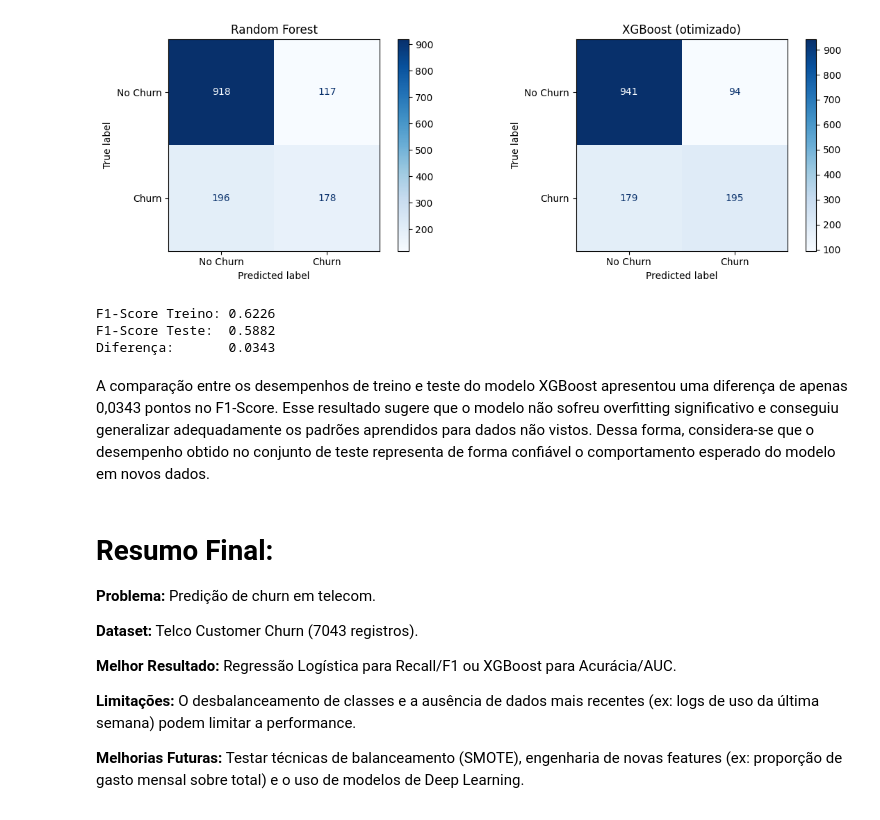
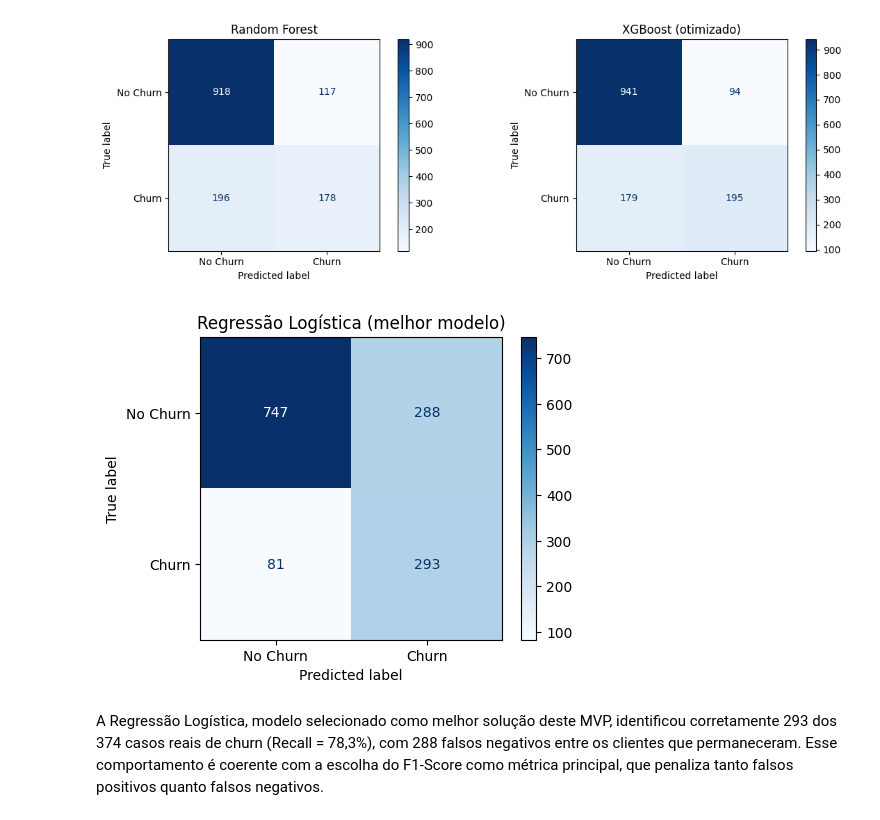
Before and after one commit to Ygor-RR/mvp-machine-learning-analytics, a Jupyter notebook: MVP_YgorRodrigues.ipynb, the cells around one changed output. Saved outputs shown, nothing was run; the diff lists cells and outputs as text; code cells hidden in the pictures.

```diff
--- a/MVP_YgorRodrigues.ipynb
+++ b/MVP_YgorRodrigues.ipynb
@@ -532 +529,33 @@ rf_pipe = Pipeline(steps=[
+# %%
+# Baseline
+baseline_pipe = Pipeline(steps=[
+    ("coerce",      coerce_tc),
+    ("preprocessor", preprocessor),
+    ("classifier",  DummyClassifier(strategy="most_frequent"))
+])
+
+# Candidato 1: Regressão Logística
+lr_pipe = Pipeline(steps=[
+    ("coerce",      coerce_tc),
+    ("preprocessor", preprocessor),
+    ("classifier",  LogisticRegression(max_iter=2000, random_state=SEED, solver="liblinear"))
+])
+
+# Candidato 2: Random Forest
+rf_pipe = Pipeline(steps=[
+    ("coerce",      coerce_tc),
+    ("preprocessor", preprocessor),
+    ("classifier",  RandomForestClassifier(random_state=SEED))
+])
+
+# Candidato 3: XGBoost
+xgb_pipe = Pipeline(steps=[
+    ("coerce",      coerce_tc),
+    ("preprocessor", preprocessor),
+    ("classifier",  XGBClassifier(
+        random_state=SEED,
+        eval_metric="logloss",
+        use_label_encoder=False
+    ))
+])
 # %%
@@ -640,29 +675,17 @@ plt.tight_layout()
 plt.show()
 # %% [output]
 [figure]
-# %%
-# Comparação Treino vs Teste para XGBoost
-f1_treino = f1_score(y_train, xgb_best.predict(X_train))
-f1_teste = f1_score(y_test, xgb_best.predict(X_test))
-
-print(f"F1-Score Treino: {f1_treino:.4f}")
-print(f"F1-Score Teste:  {f1_teste:.4f}")
-print(f"Diferença:       {abs(f1_treino - f1_teste):.4f}")
-# %% [output]
-F1-Score Treino: 0.6226
-F1-Score Teste:  0.5882
-Diferença:       0.0343
-# %% [markdown]
-A comparação entre os desempenhos de treino e teste do modelo XGBoost apresentou uma diferença de apenas 0,0343 pontos no F1-Score. Esse resultado sugere que o modelo não sofreu overfitting significativo e conseguiu generalizar adequadamente os padrões aprendidos para dados não vistos. Dessa forma, considera-se que o desempenho obtido no conjunto de teste representa de forma confiável o comportamento esperado do modelo em novos dados.
-# %% [markdown]
-# Resumo Final:
-
-**Problema:** Predição de churn em telecom.
-
-**Dataset:** Telco Customer Churn (7043 registros).
-
-**Melhor Resultado:** Regressão Logística para Recall/F1 ou XGBoost para Acurácia/AUC.
-
-**Limitações:** O desbalanceamento de classes e a ausência de dados mais recentes (ex: logs de uso da última semana) podem limitar a performance.
-
-**Melhorias Futuras:** Testar técnicas de balanceamento (SMOTE), engenharia de novas features (ex: proporção de gasto mensal sobre total) e o uso de modelos de Deep Learning.
+# %%
+fig, ax = plt.subplots(figsize=(5, 4))
+ConfusionMatrixDisplay.from_estimator(
+    lr_best, X_test, y_test,
+    display_labels=["No Churn", "Churn"],
+    cmap="Blues", ax=ax
+)
+ax.set_title("Regressão Logística (melhor modelo)")
+plt.tight_layout()
+plt.show()
+# %% [output]
+[figure, added]
+# %% [markdown]
+A Regressão Logística, modelo selecionado como melhor solução deste MVP, identificou corretamente 293 dos 374 casos reais de churn (Recall = 78,3%), com 288 falsos negativos entre os clientes que permaneceram. Esse comportamento é coerente com a escolha do F1-Score como métrica principal, que penaliza tanto falsos positivos quanto falsos negativos.
```
Also changed, not shown: parts of 32 cells of this notebook.
